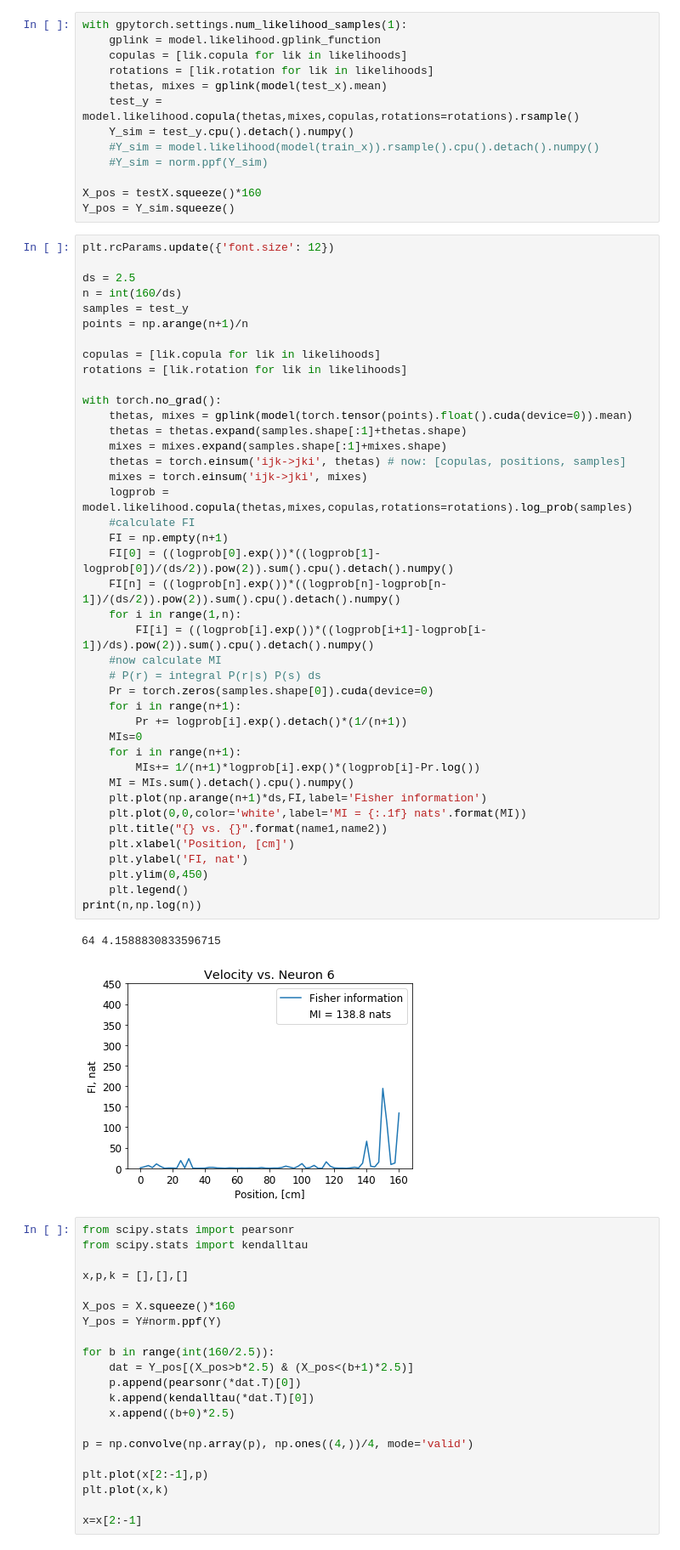
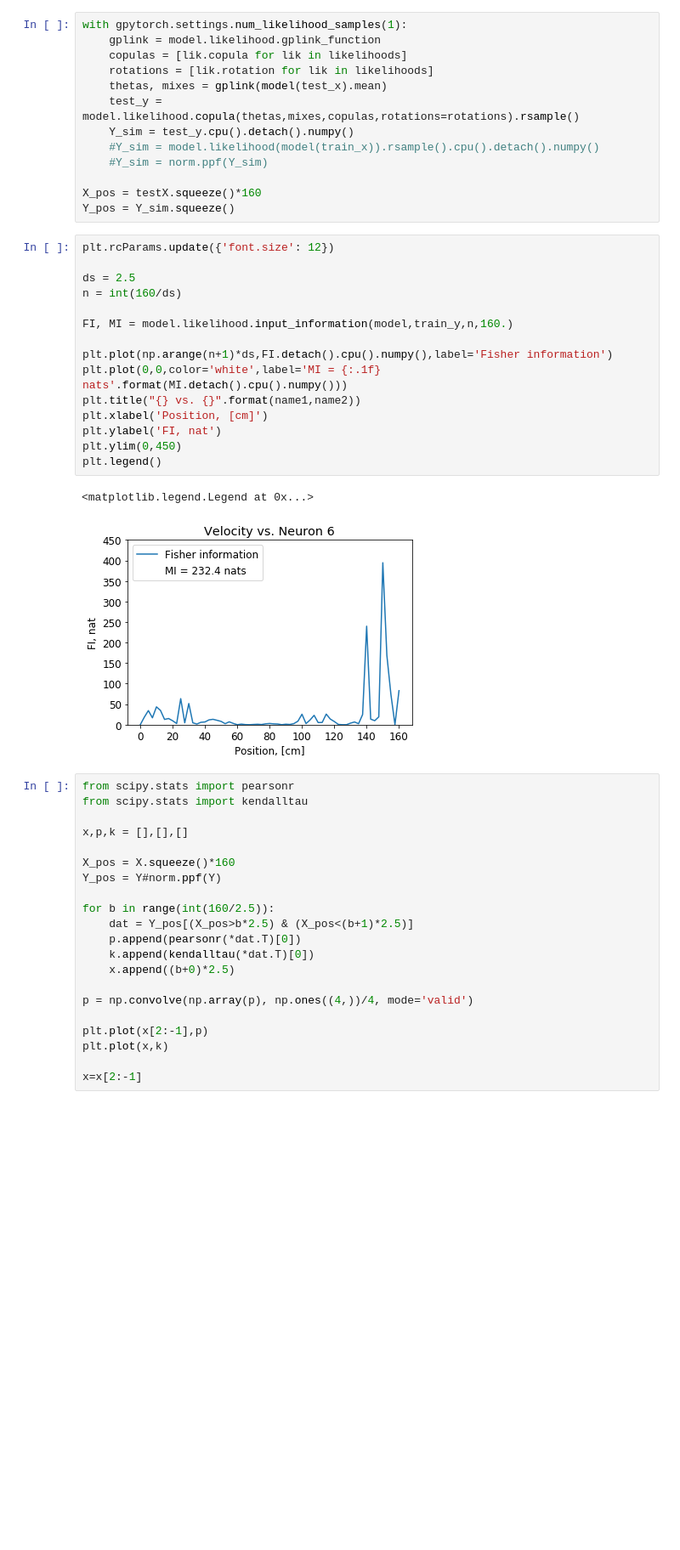
Before and after one commit to NinelK/CopulaGP, a Jupyter notebook: MI_FI_est.ipynb, the cells around one changed output. Shown: that part at 85% size. Cells and saved outputs as stored; diff of their text form; blank space fills up the shorter version.

```diff
--- a/MI_FI_est.ipynb
+++ b/MI_FI_est.ipynb
@@ -341,50 +293,24 @@ with gpytorch.settings.num_likelihood_samples(1):
 
 X_pos = testX.squeeze()*160
 Y_pos = Y_sim.squeeze()
-# %%
-plt.rcParams.update({'font.size': 12})
-
-ds = 2.5
-n = int(160/ds)
-samples = test_y
-points = np.arange(n+1)/n
-
-copulas = [lik.copula for lik in likelihoods]
-rotations = [lik.rotation for lik in likelihoods]
-
-with torch.no_grad():
-    thetas, mixes = gplink(model(torch.tensor(points).float().cuda(device=0)).mean)
-    thetas = thetas.expand(samples.shape[:1]+thetas.shape)
-    mixes = mixes.expand(samples.shape[:1]+mixes.shape)
-    thetas = torch.einsum('ijk->jki', thetas) # now: [copulas, positions, samples]
-    mixes = torch.einsum('ijk->jki', mixes)
-    logprob = model.likelihood.copula(thetas,mixes,copulas,rotations=rotations).log_prob(samples)
-    #calculate FI
-    FI = np.empty(n+1)
-    FI[0] = ((logprob[0].exp())*((logprob[1]-logprob[0])/(ds/2)).pow(2)).sum().cpu().detach().numpy()
-    FI[n] = ((logprob[n].exp())*((logprob[n]-logprob[n-1])/(ds/2)).pow(2)).sum().cpu().detach().numpy()
-    for i in range(1,n):
-        FI[i] = ((logprob[i].exp())*((logprob[i+1]-logprob[i-1])/ds).pow(2)).sum().cpu().detach().numpy()
-    #now calculate MI
-    # P(r) = integral P(r|s) P(s) ds
-    Pr = torch.zeros(samples.shape[0]).cuda(device=0)
-    for i in range(n+1):
-        Pr += logprob[i].exp().detach()*(1/(n+1))
-    MIs=0
-    for i in range(n+1):
-        MIs+= 1/(n+1)*logprob[i].exp()*(logprob[i]-Pr.log())
-    MI = MIs.sum().detach().cpu().numpy()
-    plt.plot(np.arange(n+1)*ds,FI,label='Fisher information')
-    plt.plot(0,0,color='white',label='MI = {:.1f} nats'.format(MI))
-    plt.title("{} vs. {}".format(name1,name2))
-    plt.xlabel('Position, [cm]')
-    plt.ylabel('FI, nat')
-    plt.ylim(0,450)
-    plt.legend()
-print(n,np.log(n))
-# %% [output]
-64 4.1588830833596715
-[figure, removed]
+# %%
+plt.rcParams.update({'font.size': 12})
+
+ds = 2.5
+n = int(160/ds)
+
+FI, MI = model.likelihood.input_information(model,train_y,n,160.)
+
+plt.plot(np.arange(n+1)*ds,FI.detach().cpu().numpy(),label='Fisher information')
+plt.plot(0,0,color='white',label='MI = {:.1f} nats'.format(MI.detach().cpu().numpy()))
+plt.title("{} vs. {}".format(name1,name2))
+plt.xlabel('Position, [cm]')
+plt.ylabel('FI, nat')
+plt.ylim(0,450)
+plt.legend()
+# %% [output]
+<matplotlib.legend.Legend at 0x...>
+[figure, added]
 # %%
 from scipy.stats import pearsonr
 from scipy.stats import kendalltau
```
Also changed, not shown: parts of 11 cells of this notebook, 3 other files.
